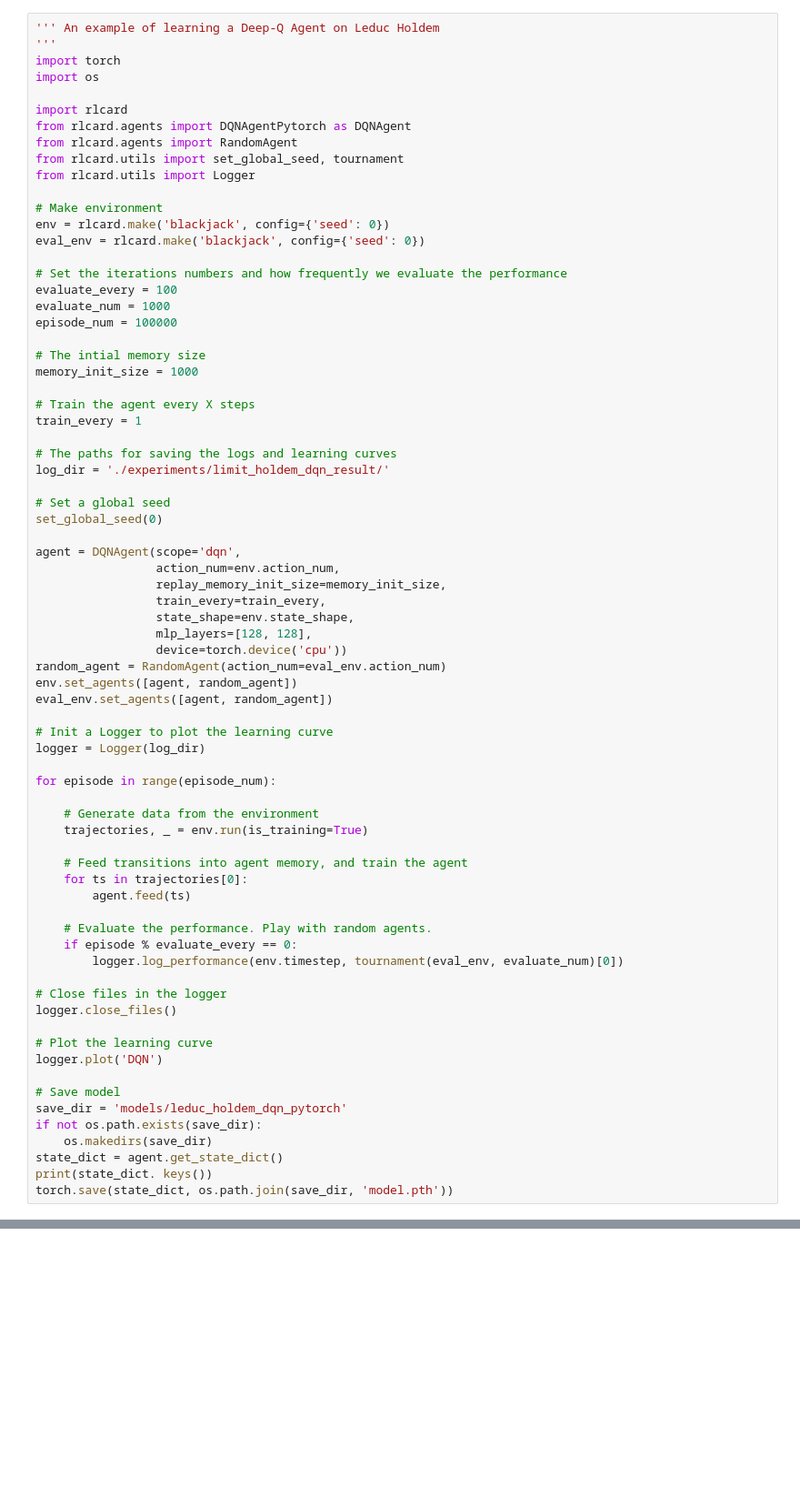
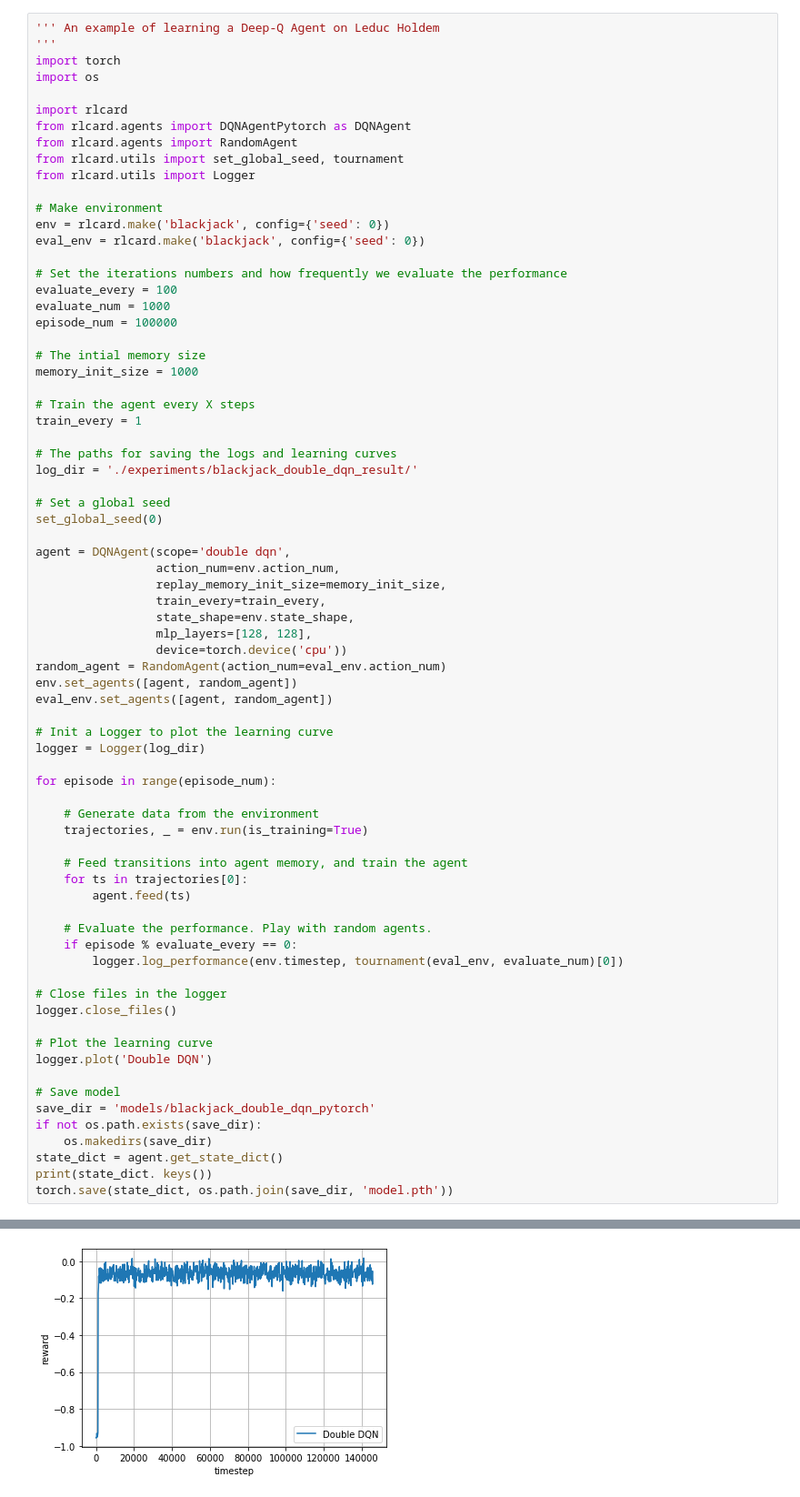
Before and after one commit to aditya140/rlcard, a Jupyter notebook: dev.ipynb, the cells around one changed output, grey strips where cells are left out. Shown at 91% size. Saved outputs shown, nothing was run; the diff lists cells and outputs as text; blank space fills up the shorter version.

```diff
--- a/dev.ipynb
+++ b/dev.ipynb
@@ -117,12 +137,12 @@ memory_init_size = 1000
 train_every = 1
 
 # The paths for saving the logs and learning curves
-log_dir = './experiments/limit_holdem_dqn_result/'
+log_dir = './experiments/blackjack_double_dqn_result/'
 
 # Set a global seed
 set_global_seed(0)
 
-agent = DQNAgent(scope='dqn',
+agent = DQNAgent(scope='double dqn',
                  action_num=env.action_num,
                  replay_memory_init_size=memory_init_size,
                  train_every=train_every,
@@ -153,10 +173,10 @@ for episode in range(episode_num):
 logger.close_files()
 
 # Plot the learning curve
-logger.plot('DQN')
+logger.plot('Double DQN')
 
 # Save model
-save_dir = 'models/leduc_holdem_dqn_pytorch'
+save_dir = 'models/blackjack_double_dqn_pytorch'
 if not os.path.exists(save_dir):
     os.makedirs(save_dir)
 state_dict = agent.get_state_dict()
@@ -183,0 +203 @@ KeyboardInterrupt:
+[figure, added]
```
Also changed, not shown: parts of 8 cells of this notebook, 5 other files.
